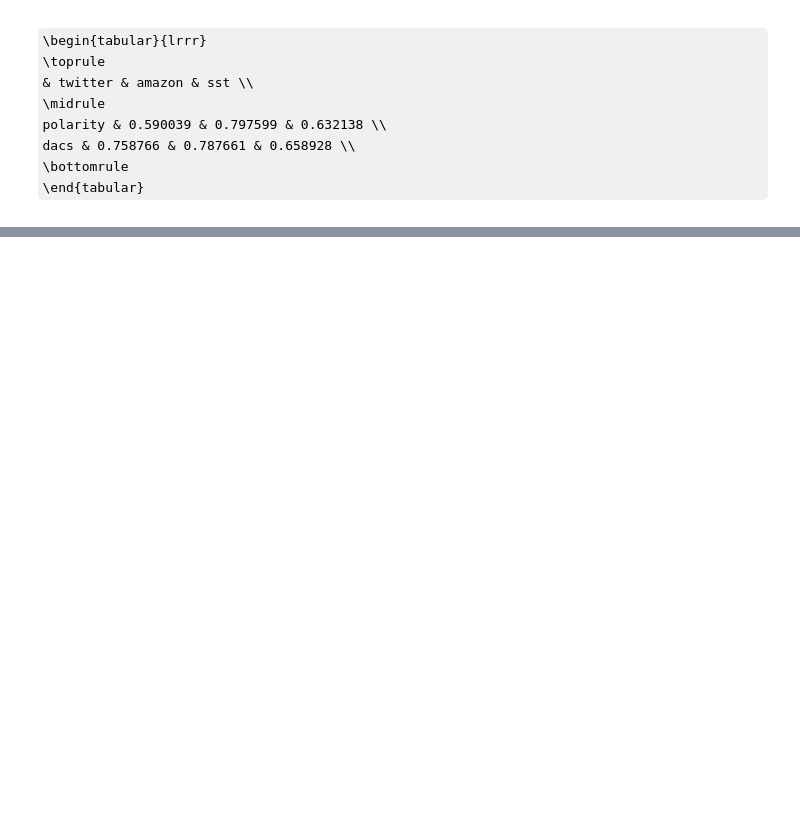
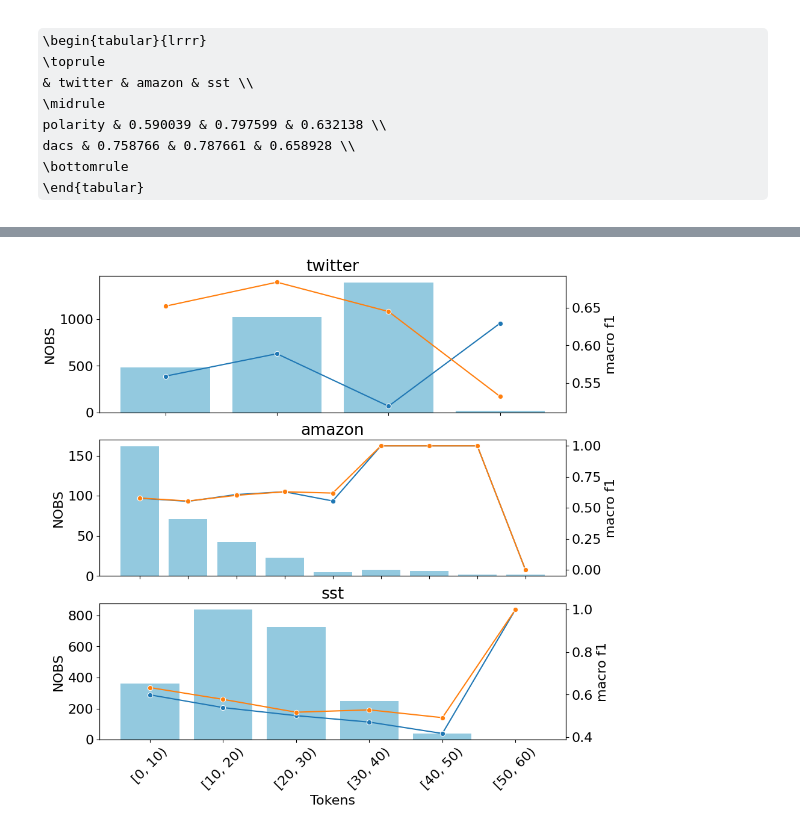
Before and after one commit to jkoscialkowski/divide-and-conquer-sentiment, a Jupyter notebook: notebooks/mlp_training.ipynb, the cells around one changed output, grey strips where cells are left out. Drawn from its saved outputs; the diff is of its cells as text; code cells hidden in the pictures; some formulas as TeX source; blank space fills up the shorter version.

```diff
--- a/notebooks/mlp_training.ipynb
+++ b/notebooks/mlp_training.ipynb
@@ -272,0 +281,4 @@ dacs & 0.758766 & 0.787661 & 0.658928 \\
+# %%
+plot_metrics_per_token_count_bins(dataset_dict, preds_dict, "macro f1")
+# %% [output]
+[figure, added]
```
Also changed, not shown: parts of 12 cells of this notebook, 2 other files.
